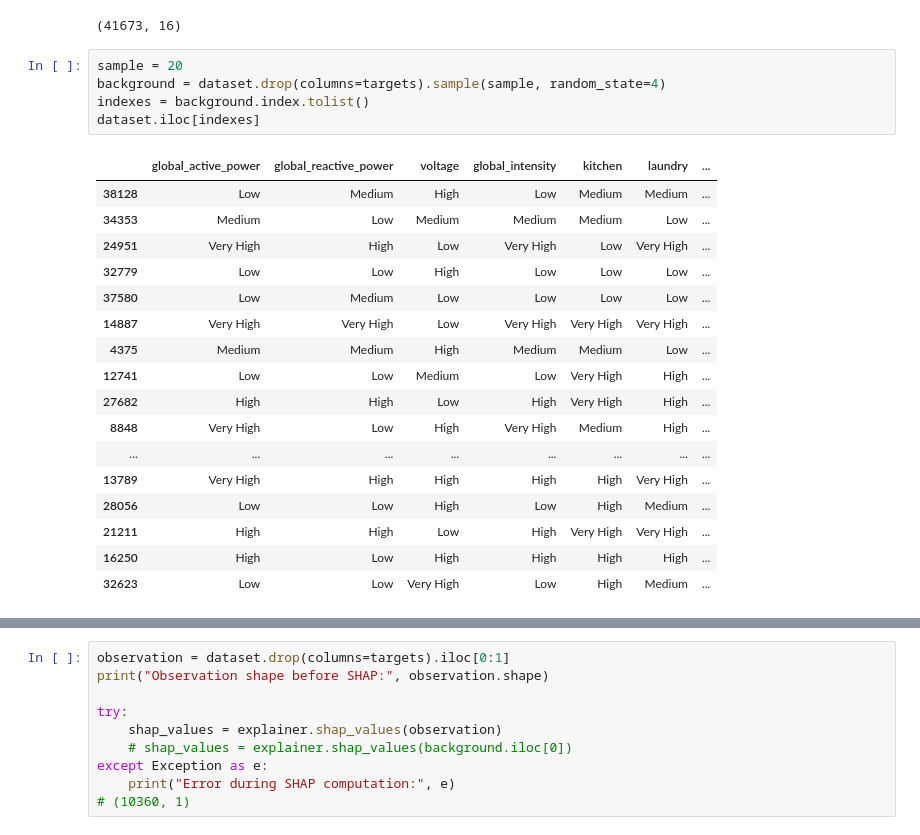
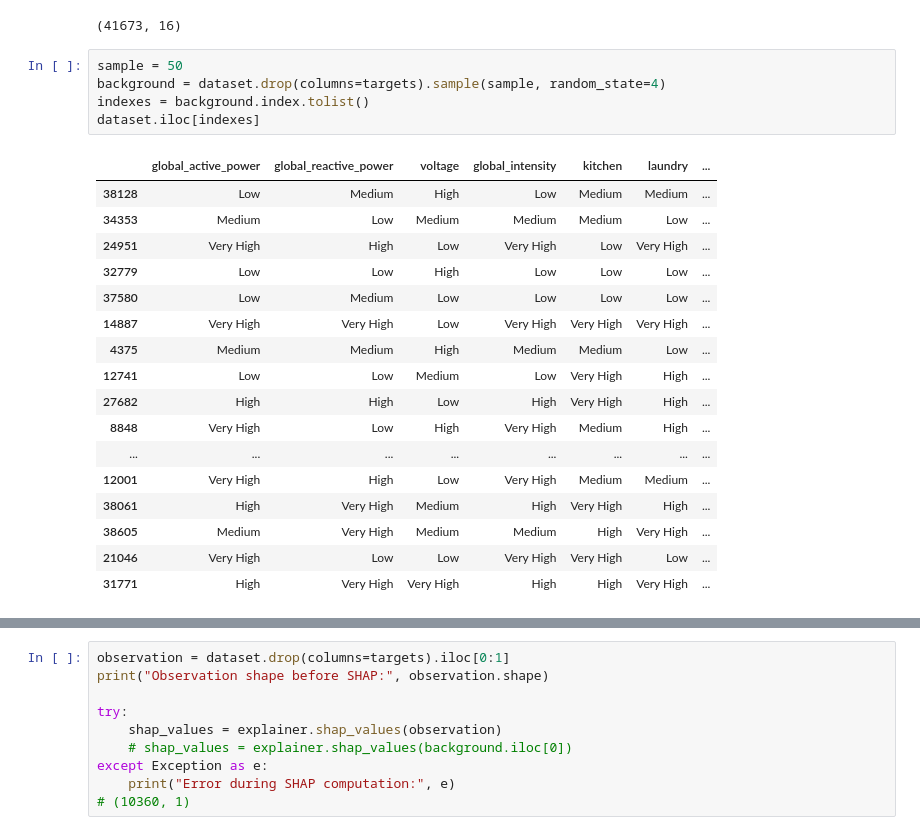
Before and after one commit to erlanggagatum/xai-recover, a Jupyter notebook: 07_4_Evaluation_with_SHAP_more_example.ipynb, the cells around one changed output, grey strips where cells are left out. Cells and saved outputs as stored; diff of their text form.

```diff
--- a/07_4_Evaluation_with_SHAP_more_example.ipynb
+++ b/07_4_Evaluation_with_SHAP_more_example.ipynb
@@ -73,28 +73,28 @@ dataset.shape
 # %% [output]
 (41673, 16)
 # %%
-sample = 20
+sample = 50
 background = dataset.drop(columns=targets).sample(sample, random_state=4)
 indexes = background.index.tolist()
 dataset.iloc[indexes]
 # %% [output]
 |  | global_active_power | global_reactive_power | voltage | global_intensity | kitchen | laundry | ... |
 | 38128 | Low | Medium | High | Low | Medium | Medium | ... |
 | 34353 | Medium | Low | Medium | Medium | Medium | Low | ... |
 | 24951 | Very High | High | Low | Very High | Low | Very High | ... |
 | 32779 | Low | Low | High | Low | Low | Low | ... |
 | 37580 | Low | Medium | Low | Low | Low | Low | ... |
 | 14887 | Very High | Very High | Low | Very High | Very High | Very High | ... |
 | 4375 | Medium | Medium | High | Medium | Medium | Low | ... |
 | 12741 | Low | Low | Medium | Low | Very High | High | ... |
 | 27682 | High | High | Low | High | Very High | High | ... |
 | 8848 | Very High | Low | High | Very High | Medium | High | ... |
 | ... | ... | ... | ... | ... | ... | ... | ... |
-| 13789 | Very High | High | High | High | High | Very High | ... |
-| 28056 | Low | Low | High | Low | High | Medium | ... |
-| 21211 | High | High | Low | High | Very High | Very High | ... |
-| 16250 | High | Low | High | High | High | High | ... |
-| 32623 | Low | Low | Very High | Low | High | Medium | ... |
+| 12001 | Very High | High | Low | Very High | Medium | Medium | ... |
+| 38061 | High | Very High | Medium | High | Very High | High | ... |
+| 38605 | Medium | Very High | Medium | Medium | High | Very High | ... |
+| 21046 | Very High | Low | Low | Very High | Very High | Low | ... |
+| 31771 | High | Very High | Very High | High | High | Very High | ... |
 # %%
 _data = dataset.drop(columns=targets_only)
 
```
Also changed, not shown: parts of 6 cells of this notebook, 3 other files.
